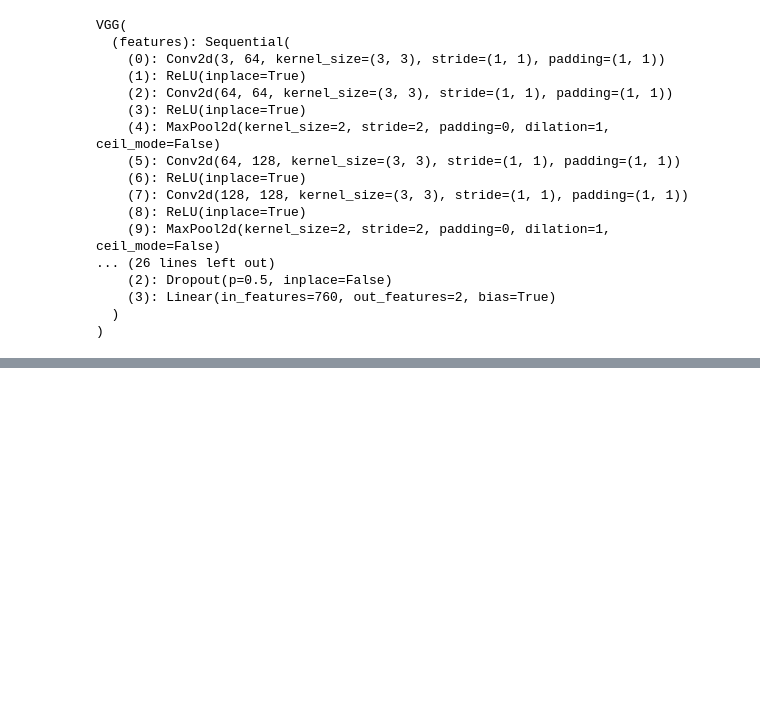
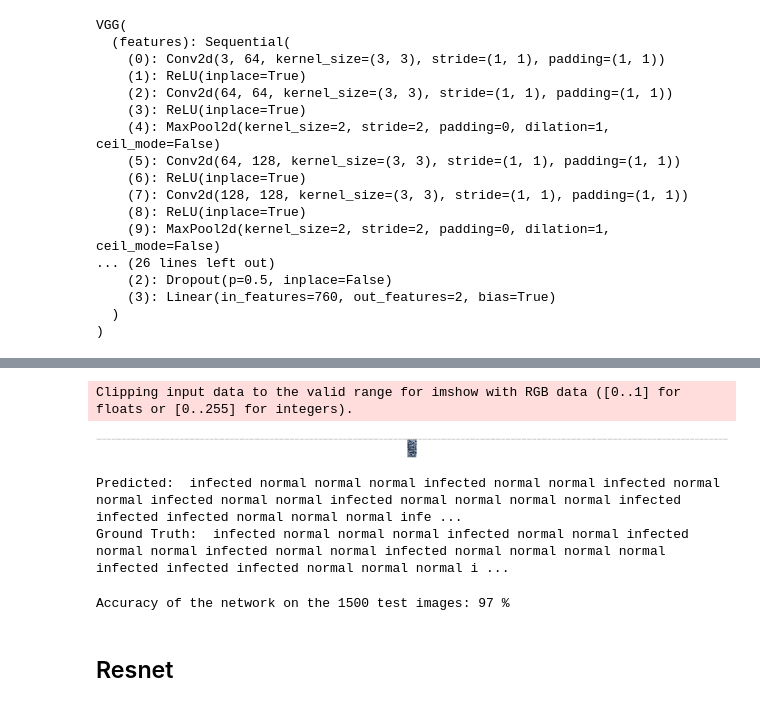
Before and after one commit to bilalrana/MSDS19066_COVID19_DLSpring2020, a Jupyter notebook: covid19_classification.ipynb, the cells around one changed output, grey strips where cells are left out. Cells and saved outputs as stored; diff of their text form; code cells hidden in the pictures; blank space fills up the shorter version.

```diff
--- a/covid19_classification.ipynb
+++ b/covid19_classification.ipynb
@@ -172,0 +296,37 @@ optimizer = optim.SGD(vgg16.parameters(), lr=0.001, momentum=0.9
+# %%
+dataiter = iter(validationloader)
+images, labels = dataiter.next()
+show_databatch(images, labels)
+# %% [output]
+Clipping input data to the valid range for imshow with RGB data ([0..1] for floats or [0..255] for integers).
+[figure, added]
+# %%
+images, labels = images.to(device), labels.to(device) #-->convert test image to cuda (if available)
+outputs = vgg16(images)                               #--> forward pass
+_, predicted = torch.max(outputs, 1)
+
+print('Predicted: ', ' '.join('%5s' % class_names[predicted[j]]
+                              for j in range(len(images))))
+print('Ground Truth: ', ' '.join('%5s' % class_names[labels[j]]
+                              for j in range(len(images))))
+# %% [output]
+Predicted:  infected normal normal normal infected normal normal infected normal normal infected normal normal infected normal normal normal normal infected infected infected normal normal normal infe ...
+Ground Truth:  infected normal normal normal infected normal normal infected normal normal infected normal normal infected normal normal normal normal infected infected infected normal normal normal i ...
+# %%
+correct = 0
+total = 0
+with torch.no_grad():
+    for data in testloader:
+        images, labels = data
+        images, labels = images.to(device), labels.to(device)
+        outputs = vgg16(images)
+        _, predicted = torch.max(outputs.data, 1)
+        total += labels.size(0)
+        correct += (predicted == labels).sum().item()
+
+print('Accuracy of the network on the 1500 test images: %d %%' % (
+    100 * correct / total))
+# %% [output]
+Accuracy of the network on the 1500 test images: 97 %
+# %% [markdown]
+## Resnet
```
Also changed, not shown: parts of 22 cells of this notebook.
